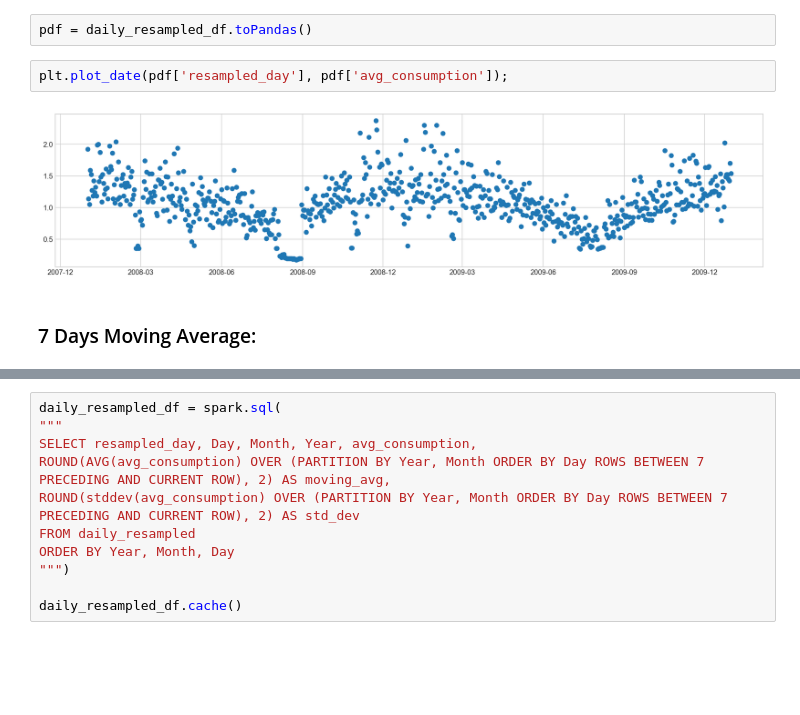
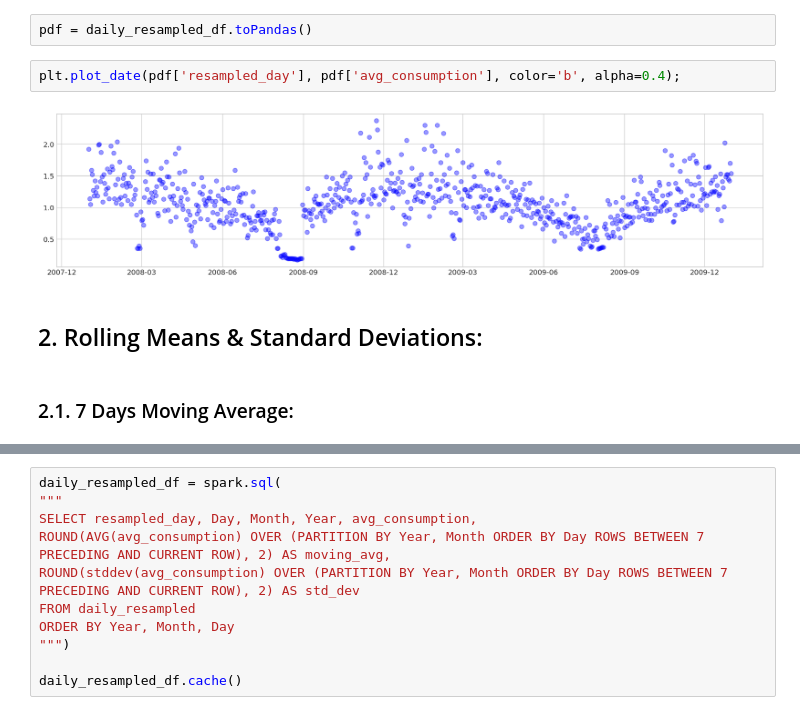
Before and after one commit to anindya-saha/Data-Science-with-Spark, a Jupyter notebook: working-with-time-series/time-series-analysis.ipynb, the cells around one changed output, grey strips where cells are left out. Drawn from its saved outputs; the diff is of its cells as text; blank space fills up the shorter version.

```diff
--- a/working-with-time-series/time-series-analysis.ipynb
+++ b/working-with-time-series/time-series-analysis.ipynb
@@ -321,8 +347,10 @@ root
 # %%
 pdf = daily_resampled_df.toPandas()
 # %%
-plt.plot_date(pdf['resampled_day'], pdf['avg_consumption']);
+plt.plot_date(pdf['resampled_day'], pdf['avg_consumption'], color='b', alpha=0.4);
 # %% [output]
-[figure, old version]
+[figure, new version]
+# %% [markdown]
+## 2. Rolling Means & Standard Deviations:
 # %% [markdown]
-### 7 Days Moving Average:
+### 2.1. 7 Days Moving Average:
```
Also changed, not shown: parts of 39 cells of this notebook.
